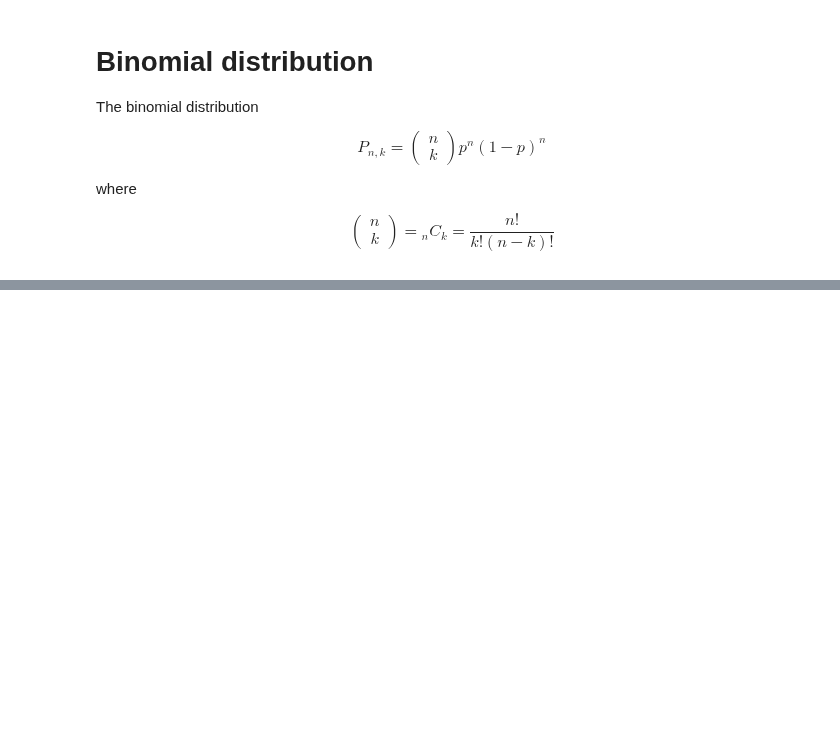
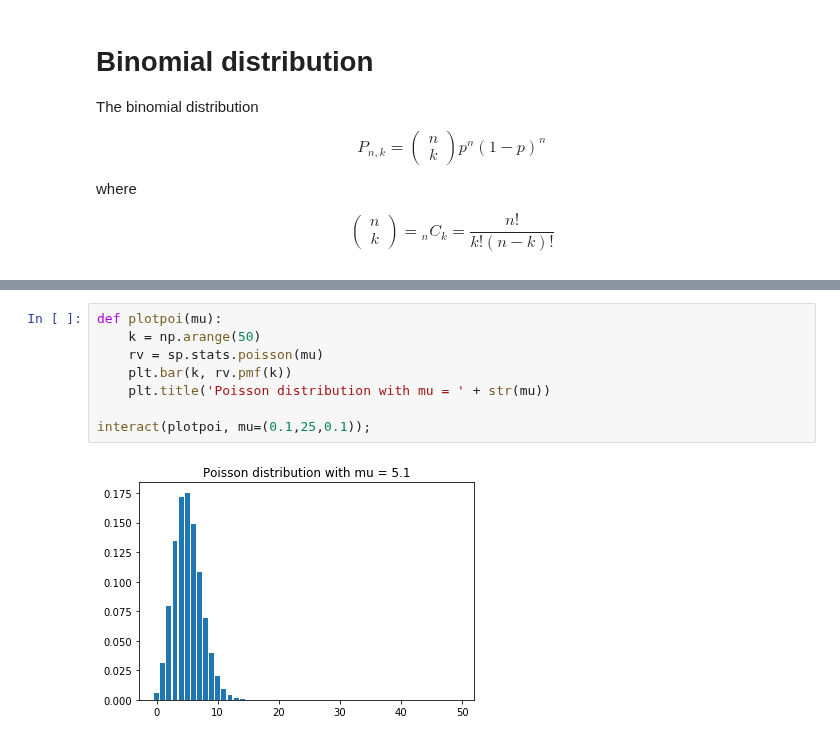
Before and after one commit to msakuta/notebooks, a Jupyter notebook: InteractiveDemo.ipynb, the cells around one changed output, grey strips where cells are left out. Cells and saved outputs as stored; diff of their text form; blank space fills up the shorter version.

```diff
--- a/InteractiveDemo.ipynb
+++ b/InteractiveDemo.ipynb
@@ -164,0 +173,10 @@ interact(pltbinom, b=(1,100,1), p=(0,1,0.01));
+# %%
+def plotpoi(mu):
+    k = np.arange(50)
+    rv = sp.stats.poisson(mu)
+    plt.bar(k, rv.pmf(k))
+    plt.title('Poisson distribution with mu = ' + str(mu))
+
+interact(plotpoi, mu=(0.1,25,0.1));
+# %% [output]
+[figure, added]
```
Also changed, not shown: parts of 2 cells of this notebook.
